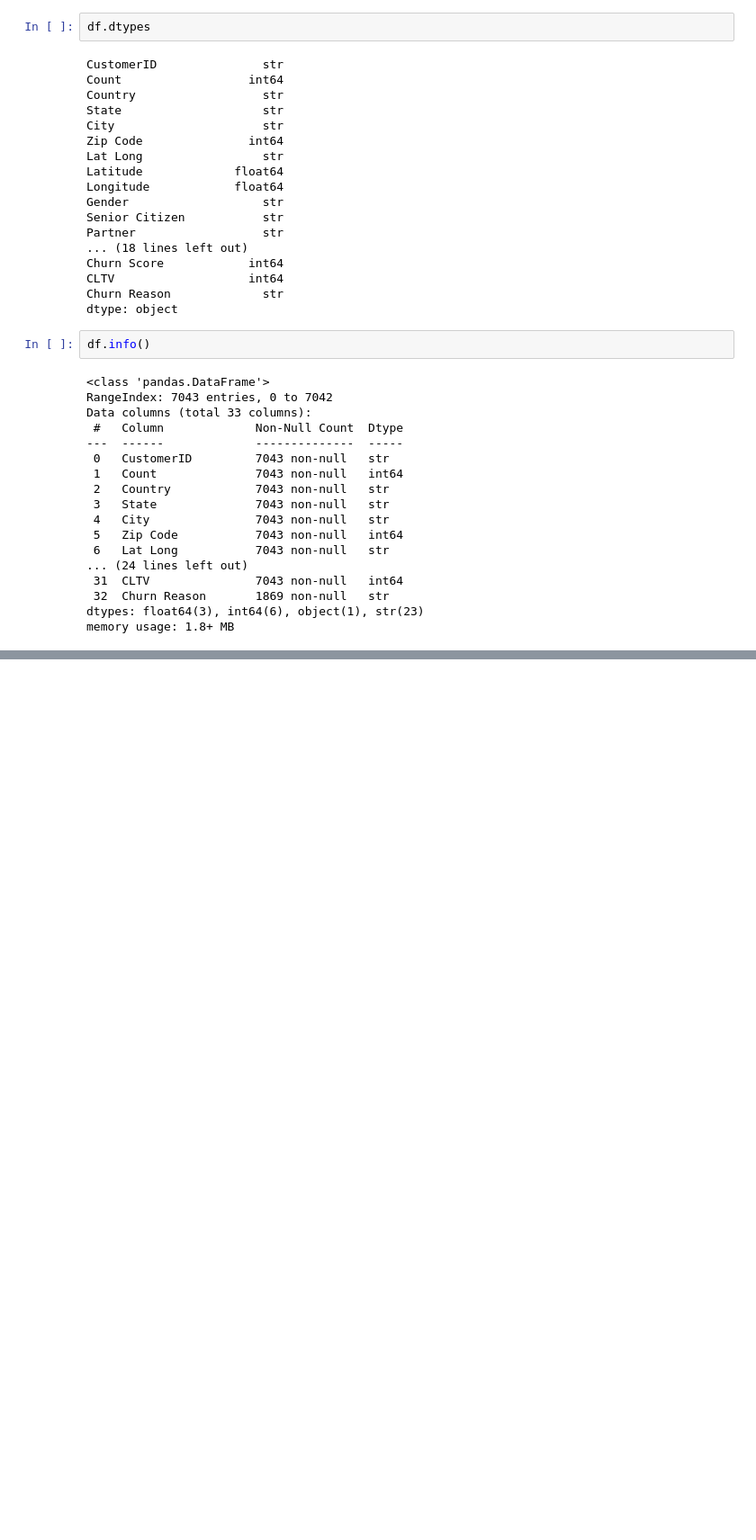
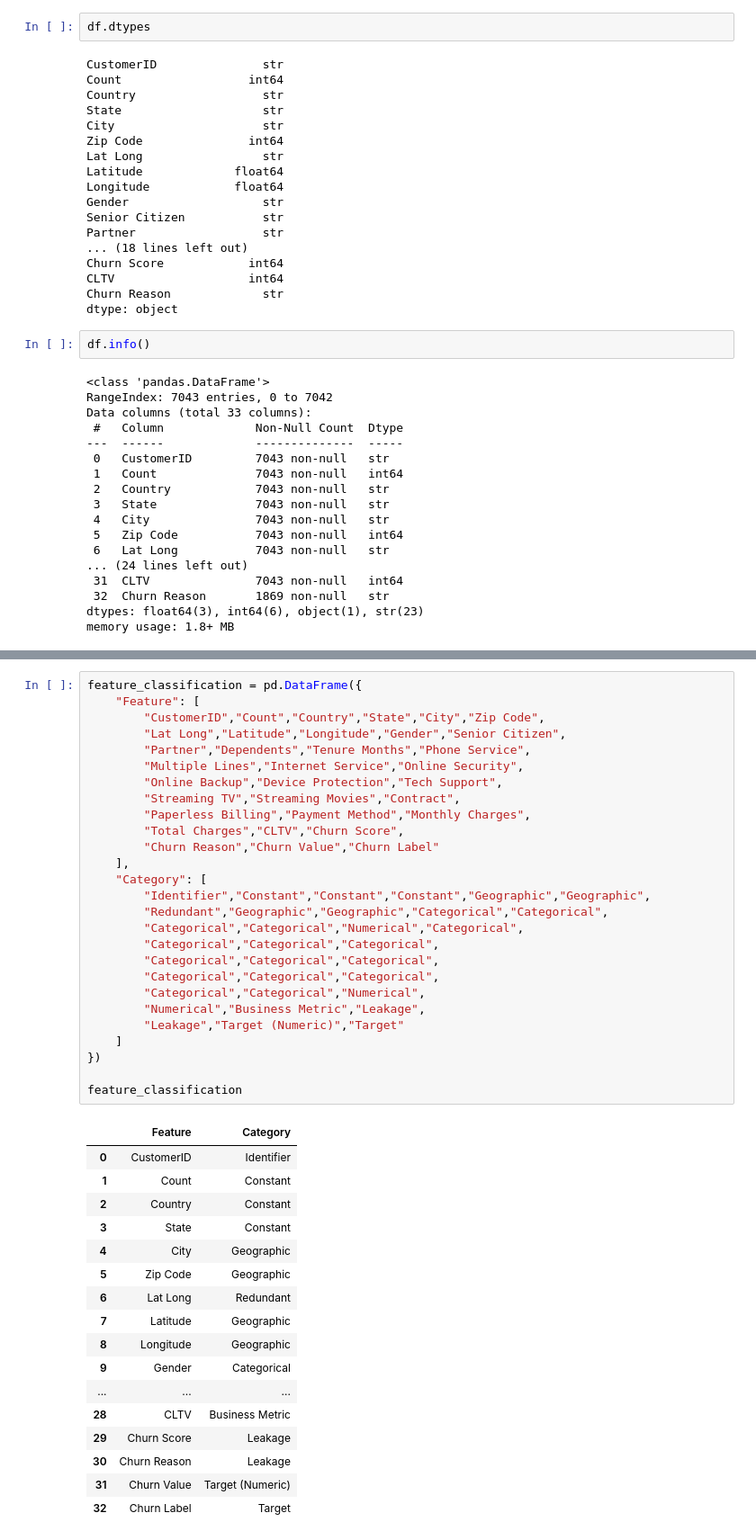
Before and after one commit to hafizahmadadilaiengineer/customer-churn-platform, a Jupyter notebook: notebooks/01_exploratory_data_analysis.ipynb, the cells around one changed output, grey strips where cells are left out. Shown at 90% size. Drawn from its saved outputs; the diff is of its cells as text; blank space fills up the shorter version.

Commit message:
Feature Classification and business understanding.

```diff
--- a/notebooks/01_exploratory_data_analysis.ipynb
+++ b/notebooks/01_exploratory_data_analysis.ipynb
@@ -133,0 +210,45 @@ Duplicate Rows: 0
+# %%
+feature_classification = pd.DataFrame({
+    "Feature": [
+        "CustomerID","Count","Country","State","City","Zip Code",
+        "Lat Long","Latitude","Longitude","Gender","Senior Citizen",
+        "Partner","Dependents","Tenure Months","Phone Service",
+        "Multiple Lines","Internet Service","Online Security",
+        "Online Backup","Device Protection","Tech Support",
+        "Streaming TV","Streaming Movies","Contract",
+        "Paperless Billing","Payment Method","Monthly Charges",
+        "Total Charges","CLTV","Churn Score",
+        "Churn Reason","Churn Value","Churn Label"
+    ],
+    "Category": [
+        "Identifier","Constant","Constant","Constant","Geographic","Geographic",
+        "Redundant","Geographic","Geographic","Categorical","Categorical",
+        "Categorical","Categorical","Numerical","Categorical",
+        "Categorical","Categorical","Categorical",
+        "Categorical","Categorical","Categorical",
+        "Categorical","Categorical","Categorical",
+        "Categorical","Categorical","Numerical",
+        "Numerical","Business Metric","Leakage",
+        "Leakage","Target (Numeric)","Target"
+    ]
+})
+
+feature_classification
+# %% [output]
+|  | Feature | Category |
+| 0 | CustomerID | Identifier |
+| 1 | Count | Constant |
+| 2 | Country | Constant |
+| 3 | State | Constant |
+| 4 | City | Geographic |
+| 5 | Zip Code | Geographic |
+| 6 | Lat Long | Redundant |
+| 7 | Latitude | Geographic |
+| 8 | Longitude | Geographic |
+| 9 | Gender | Categorical |
+| ... | ... | ... |
+| 28 | CLTV | Business Metric |
+| 29 | Churn Score | Leakage |
+| 30 | Churn Reason | Leakage |
+| 31 | Churn Value | Target (Numeric) |
+| 32 | Churn Label | Target |
```
Also changed, not shown: parts of 9 cells of this notebook.
